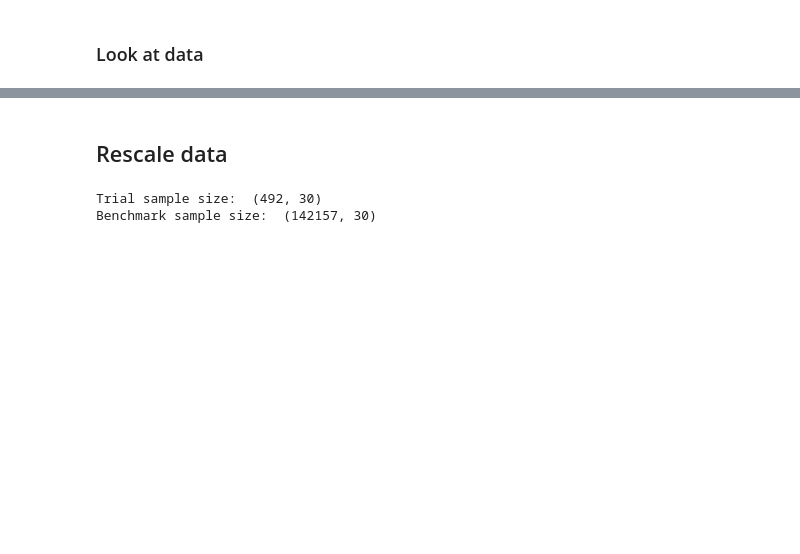
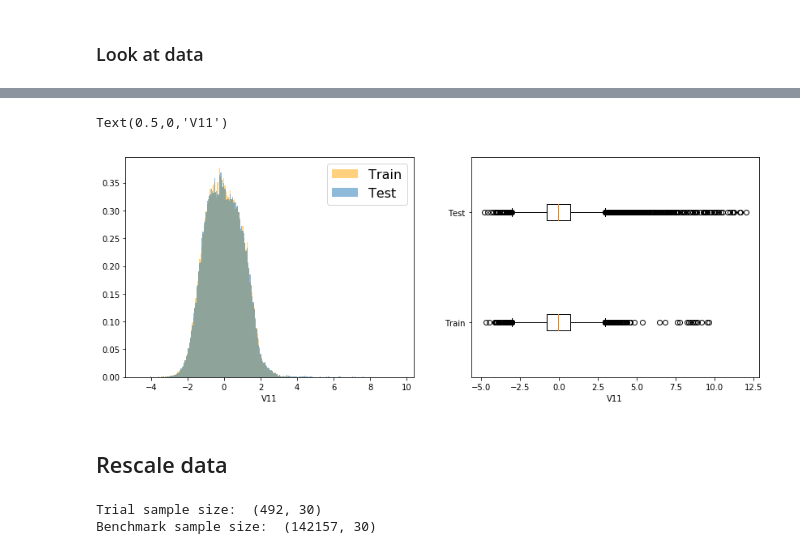
Before and after one commit to judonini/MLcourses, a Jupyter notebook: tutorial/AE_fraud_detection_pytorch.ipynb, the cells around one changed output, grey strips where cells are left out. Cells and saved outputs as stored; diff of their text form; code cells hidden in the pictures; blank space fills up the shorter version.

```diff
--- a/tutorial/AE_fraud_detection_pytorch.ipynb
+++ b/tutorial/AE_fraud_detection_pytorch.ipynb
@@ -142,3 +175,27 @@ plt.savefig('images/Original_variables.png')
+# %%
+# Make box plots
+# See: https://matplotlib.org/3.1.1/gallery/pyplots/boxplot_demo_pyplot.html#sphx-glr-gallery-pyplots-boxplot-demo-pyplot-py
+# https://towardsdatascience.com/understanding-boxplots-5e2df7bcbd51
+
+ind=11
+
+plt.figure(figsize=(14, 5))
+
+plt.subplot(1, 2, 1)
+n, bins, patches = plt.hist(x_train.values[:,ind], bins='auto', color = 'orange', alpha=0.5, label='Train', normed=1,log=False)
+plt.hist(x_test.values[:,ind], bins, alpha=0.5, label='Test', normed=1)
+plt.xlabel(varname[ind])
+plt.legend(loc='best',fontsize=16)
+
+plt.subplot(1, 2, 2)
+data=[x_train.values[:,ind],x_test.values[:,ind]]
+#data=[x_test_signal.values[:,ind]]
+plt.boxplot(data,vert=False)
+plt.yticks([1, 2], ['Train', 'Test'])
+plt.xlabel(varname[ind])
+# %% [output]
+Text(0.5,0,'V11')
+[figure, added]
 # %% [markdown]
 ## Rescale data
 # %%
```
Also changed, not shown: parts of 66 cells of this notebook, 1 other file.
